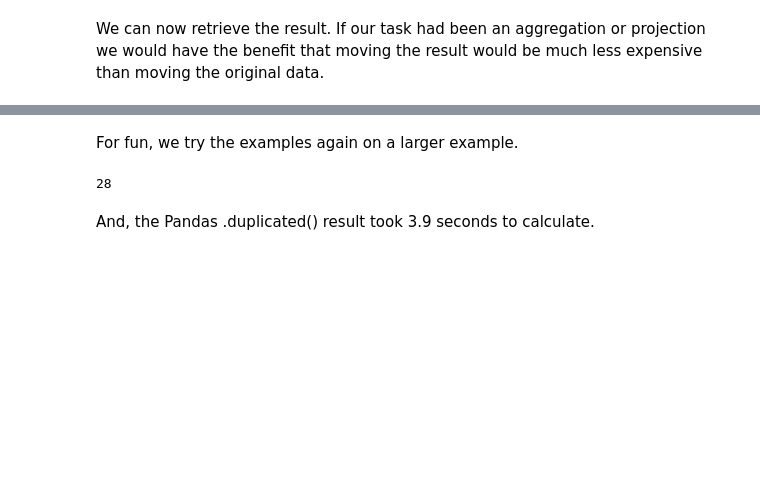
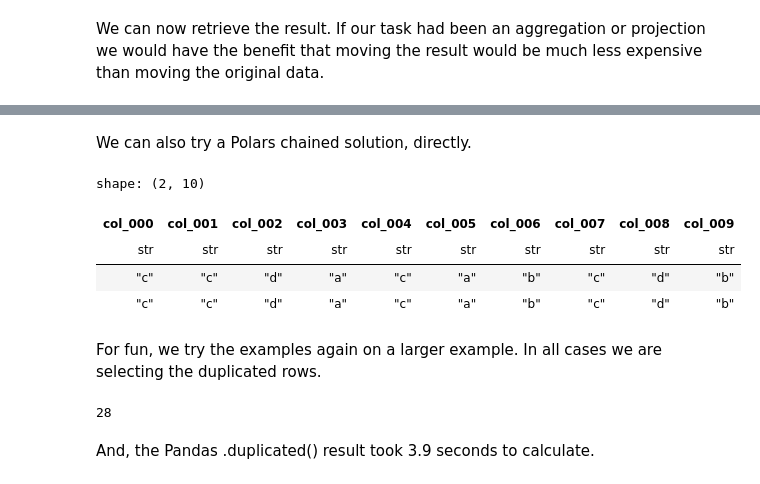
Before and after one commit to WinVector/data_algebra, a Jupyter notebook: Examples/DupRows/DupRows.ipynb, the cells around one changed output, grey strips where cells are left out. Drawn from its saved outputs; the diff is of its cells as text; code cells hidden in the pictures; blank space fills up the shorter version.

Commit message:
work on examples

```diff
--- a/Examples/DupRows/DupRows.ipynb
+++ b/Examples/DupRows/DupRows.ipynb
@@ -137,3 +138,18 @@ db_res
 |  | col_000 | col_001 | col_002 | col_003 | col_004 | col_005 | col_006 | col_007 | col_008 | col_009 |
 | 0 | c | c | d | a | c | a | b | c | d | b |
 | 1 | c | c | d | a | c | a | b | c | d | b |
+# %% [markdown]
+We can also try a Polars chained solution, directly.
+# %%
+d_polar = pl.DataFrame(d)
+# %%
+orig_cols = list(d_polar.columns)
+res_polar = (
+    d_polar
+        .lazy()
+        .with_column(pl.lit(1).alias("count"))
+        .with_column(pl.col("count").sum().over(orig_cols))
+        .filter(pl.col("count") > 1)
+        .select(pl.col(orig_cols))
+        .collect()
+)
@@ -140,5 +158,13 @@ db_res
+# %%
+res_polar
+# %% [output]
+shape: (2, 10)
+| col_000 | col_001 | col_002 | col_003 | col_004 | col_005 | col_006 | col_007 | col_008 | col_009 |
+| str | str | str | str | str | str | str | str | str | str |
+| "c" | "c" | "d" | "a" | "c" | "a" | "b" | "c" | "d" | "b" |
+| "c" | "c" | "d" | "a" | "c" | "a" | "b" | "c" | "d" | "b" |
 # %% [markdown]
-For fun, we try the examples again on a larger example.
+For fun, we try the examples again on a larger example. In all cases we are selecting the duplicated rows.
 # %%
 big_example = generate_example(n_columns=20, n_rows=5000000)
 # %%
@@ -147,10 +173,10 @@ big_res_duplicated = big_example.duplicated(keep=False)
 t1 = time.perf_counter()
-# %%
-sum_1 = np.sum(big_res_duplicated)
-
-sum_1
-# %% [output]
-28
+# %%
+big_shape_count = big_res_duplicated.shape[0]
+
+big_shape_count
+# %% [output]
+28
 # %%
 display(Markdown(
         f'And, the Pandas .duplicated() result took {(t1 - t0):0.1f} seconds to calculate.'
```
Also changed, not shown: parts of 14 cells of this notebook, 1 other file.
